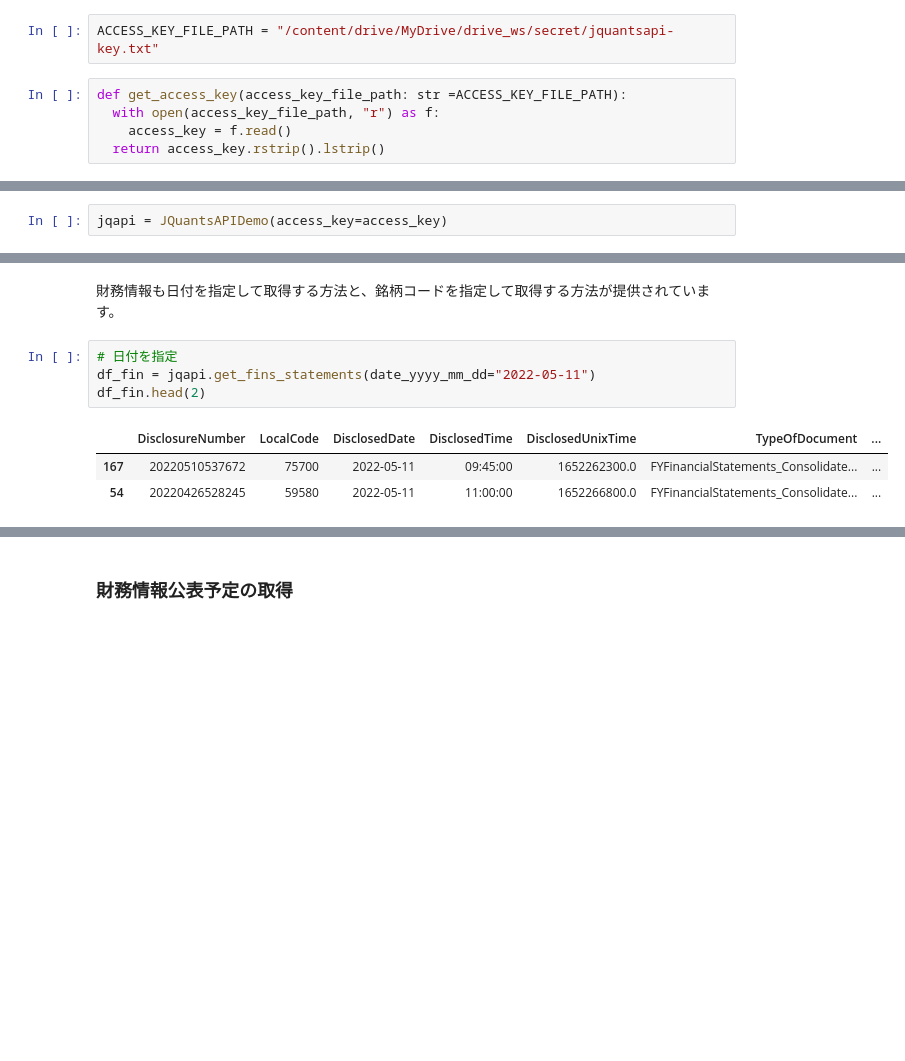
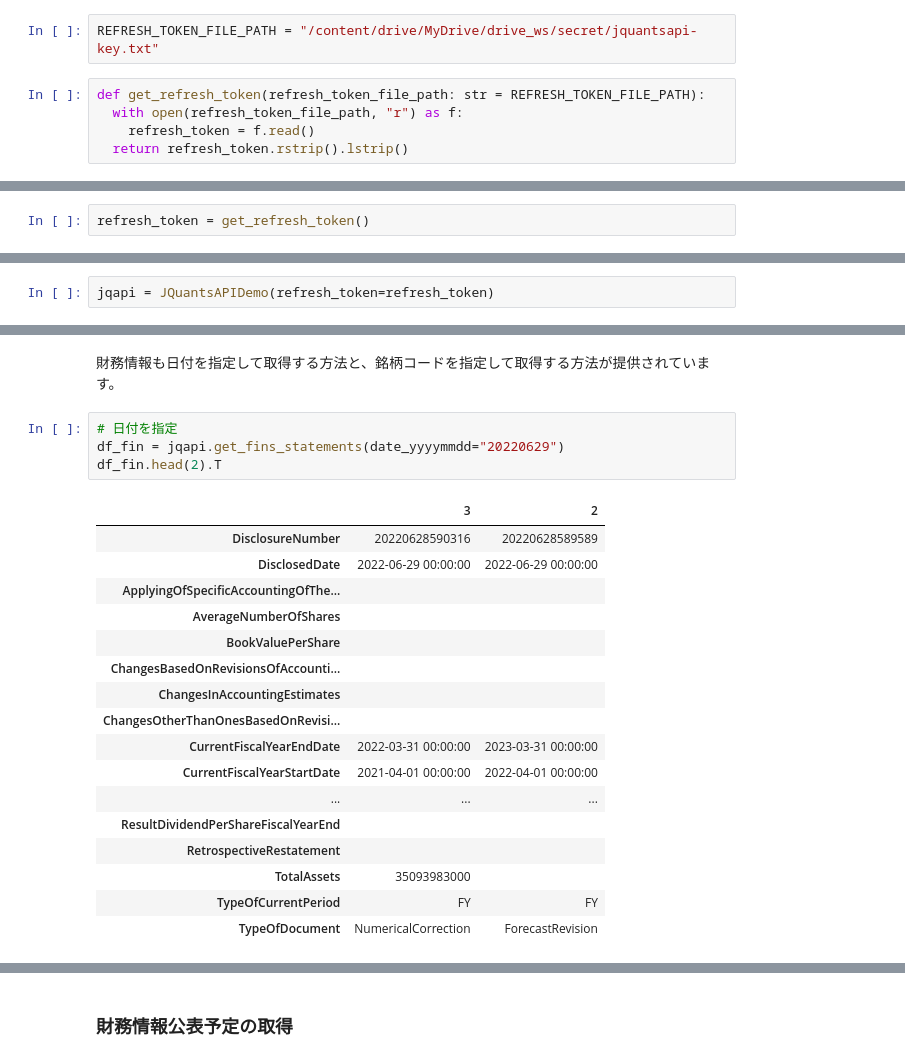
Before and after one commit to AlpacaDB/jquants-api-sample, a Jupyter notebook: jquants_api_sample.ipynb, the cells around one changed output, grey strips where cells are left out. Drawn from its saved outputs; the diff is of its cells as text; blank space fills up the shorter version.

```diff
--- a/jquants_api_sample.ipynb
+++ b/jquants_api_sample.ipynb
@@ -105,7 +107,7 @@ J-Quants APIにアクセスするためには J-Quants API の Web サイトか
 # %%
-ACCESS_KEY_FILE_PATH = "/content/drive/MyDrive/drive_ws/secret/jquantsapi-key.txt"
+REFRESH_TOKEN_FILE_PATH = "/content/drive/MyDrive/drive_ws/secret/jquantsapi-key.txt"
 # %%
-def get_access_key(access_key_file_path: str =ACCESS_KEY_FILE_PATH):
-  with open(access_key_file_path, "r") as f:
-    access_key = f.read()
-  return access_key.rstrip().lstrip()
+def get_refresh_token(refresh_token_file_path: str = REFRESH_TOKEN_FILE_PATH):
+  with open(refresh_token_file_path, "r") as f:
+    refresh_token = f.read()
+  return refresh_token.rstrip().lstrip()
@@ -114,3 +114,5 @@ access_key = get_access_key()
+# %%
+refresh_token = get_refresh_token()
 # %% [markdown]
 ## J-Quants API アクセスクライアント作成
 # %% [markdown]
@@ -504,5 +565,5 @@ class JQuantsAPIDemo:
 # %%
-jqapi = JQuantsAPIDemo(access_key=access_key)
+jqapi = JQuantsAPIDemo(refresh_token=refresh_token)
 # %% [markdown]
 ## J-Quants APIから取得できるデータの確認
 # %% [markdown]
@@ -615,12 +676,26 @@ df_price.tail(2)
 財務情報も日付を指定して取得する方法と、銘柄コードを指定して取得する方法が提供されています。
 # %%
 # 日付を指定
-df_fin = jqapi.get_fins_statements(date_yyyy_mm_dd="2022-05-11")
-df_fin.head(2)
+df_fin = jqapi.get_fins_statements(date_yyyymmdd="20220629")
+df_fin.head(2).T
 # %% [output]
-|  | DisclosureNumber | LocalCode | DisclosedDate | DisclosedTime | DisclosedUnixTime | TypeOfDocument | ... |
-| 167 | 20220510537672 | 75700 | 2022-05-11 | 09:45:00 | 1652262300.0 | FYFinancialStatements_Consolidate... | ... |
-| 54 | 20220426528245 | 59580 | 2022-05-11 | 11:00:00 | 1652266800.0 | FYFinancialStatements_Consolidate... | ... |
+|  | 3 | 2 |
+| DisclosureNumber | 20220628590316 | 20220628589589 |
+| DisclosedDate | 2022-06-29 00:00:00 | 2022-06-29 00:00:00 |
+| ApplyingOfSpecificAccountingOfThe... |  |  |
+| AverageNumberOfShares |  |  |
+| BookValuePerShare |  |  |
+| ChangesBasedOnRevisionsOfAccounti... |  |  |
+| ChangesInAccountingEstimates |  |  |
+| ChangesOtherThanOnesBasedOnRevisi... |  |  |
+| CurrentFiscalYearEndDate | 2022-03-31 00:00:00 | 2023-03-31 00:00:00 |
+| CurrentFiscalYearStartDate | 2021-04-01 00:00:00 | 2022-04-01 00:00:00 |
+| ... | ... | ... |
+| ResultDividendPerShareFiscalYearEnd |  |  |
+| RetrospectiveRestatement |  |  |
+| TotalAssets | 35093983000 |  |
+| TypeOfCurrentPeriod | FY | FY |
+| TypeOfDocument | NumericalCorrection | ForecastRevision |
 # %%
 # 銘柄コードを指定
 df_fin = jqapi.get_fins_statements(code=8697)
```
Also changed, not shown: parts of 31 cells of this notebook.
